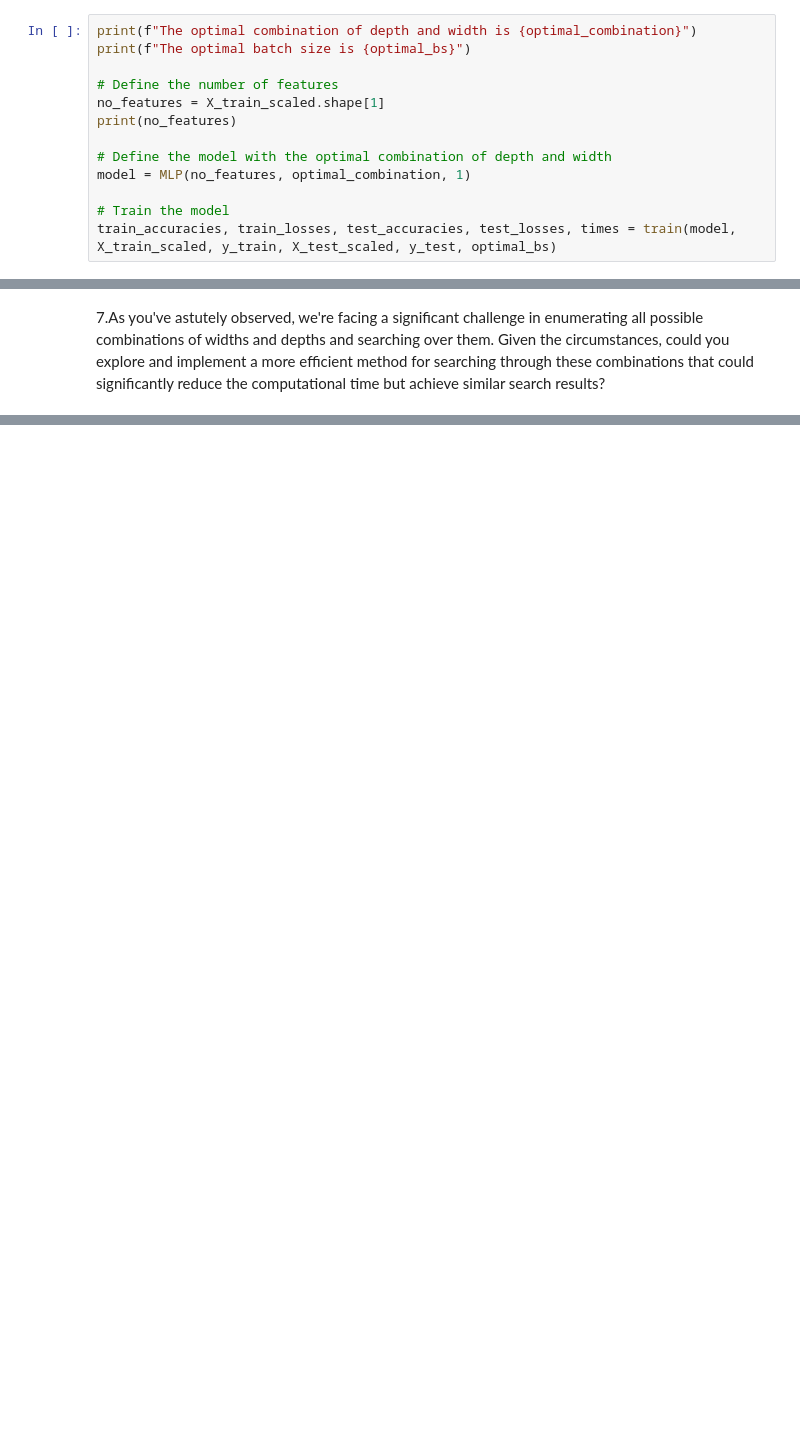
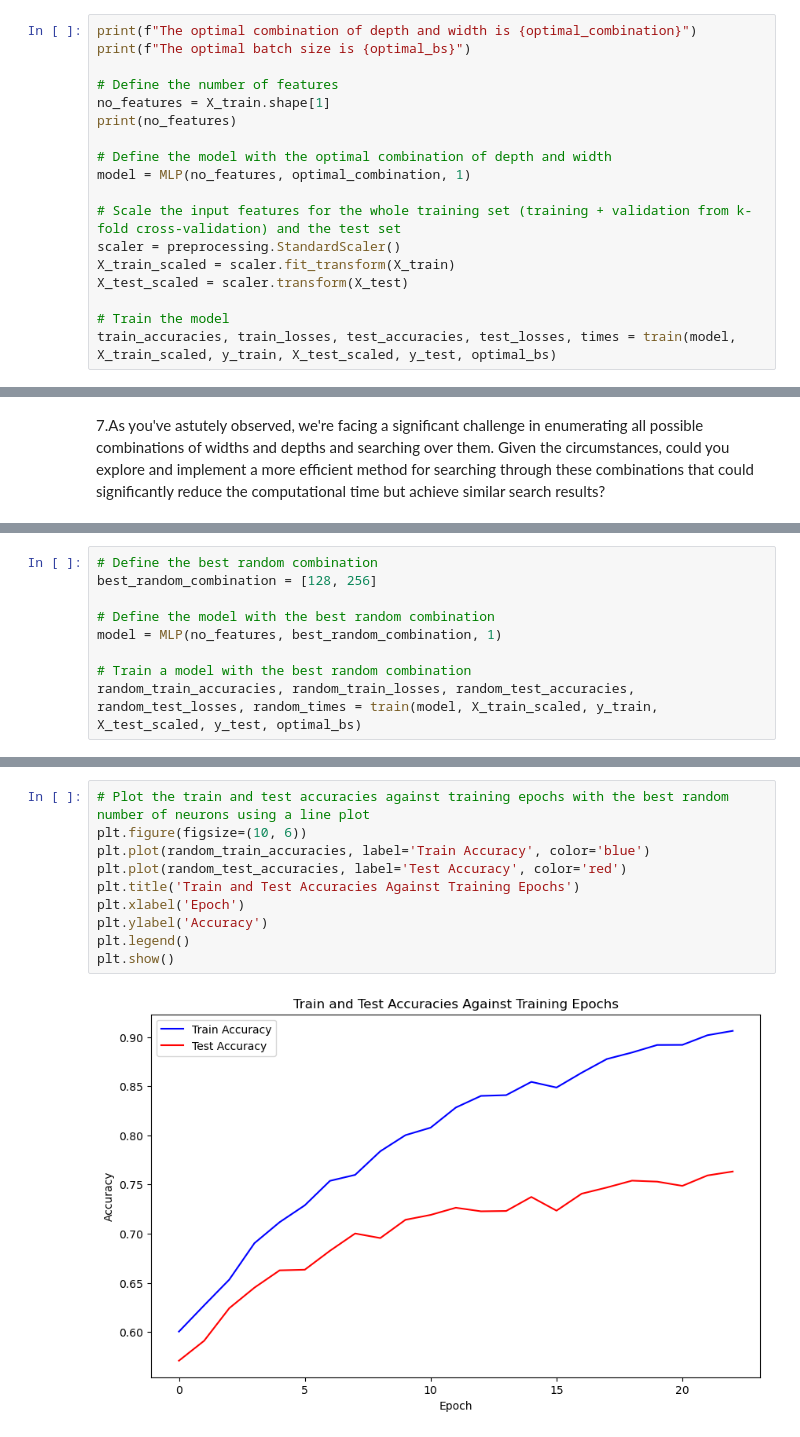
Before and after one commit to KrisCholakov02/SC4001_Programming_Assignment, a Jupyter notebook: Part_A_3.ipynb, the cells around one changed output, grey strips where cells are left out. Drawn from its saved outputs; the diff is of its cells as text; blank space fills up the shorter version.

```diff
--- a/Part_A_3.ipynb
+++ b/Part_A_3.ipynb
@@ -283,12 +316,17 @@ print(f"The optimal combination of depth and width is {optimal_combination}")
 print(f"The optimal batch size is {optimal_bs}")
 
 # Define the number of features
-no_features = X_train_scaled.shape[1]
+no_features = X_train.shape[1]
 print(no_features)
 
 # Define the model with the optimal combination of depth and width
 model = MLP(no_features, optimal_combination, 1)
 
+# Scale the input features for the whole training set (training + validation from k-fold cross-validation) and the test set
+scaler = preprocessing.StandardScaler()
+X_train_scaled = scaler.fit_transform(X_train)
+X_test_scaled = scaler.transform(X_test)
+
 # Train the model
 train_accuracies, train_losses, test_accuracies, test_losses, times = train(model, X_train_scaled, y_train, X_test_scaled, y_test, optimal_bs)
 # %% [output]
@@ -312,0 +402,9 @@ plt.show()
+# %%
+# Define the best random combination
+best_random_combination = [128, 256]
+
+# Define the model with the best random combination
+model = MLP(no_features, best_random_combination, 1)
+
+# Train a model with the best random combination
+random_train_accuracies, random_train_losses, random_test_accuracies, random_test_losses, random_times = train(model, X_train_scaled, y_train, X_test_scaled, y_test, optimal_bs)
@@ -312,0 +413,12 @@ plt.show()
+# %%
+# Plot the train and test accuracies against training epochs with the best random number of neurons using a line plot
+plt.figure(figsize=(10, 6))
+plt.plot(random_train_accuracies, label='Train Accuracy', color='blue')
+plt.plot(random_test_accuracies, label='Test Accuracy', color='red')
+plt.title('Train and Test Accuracies Against Training Epochs')
+plt.xlabel('Epoch')
+plt.ylabel('Accuracy')
+plt.legend()
+plt.show()
+# %% [output]
+[figure, added]
```
Also changed, not shown: parts of 17 cells of this notebook, 1 other file.
